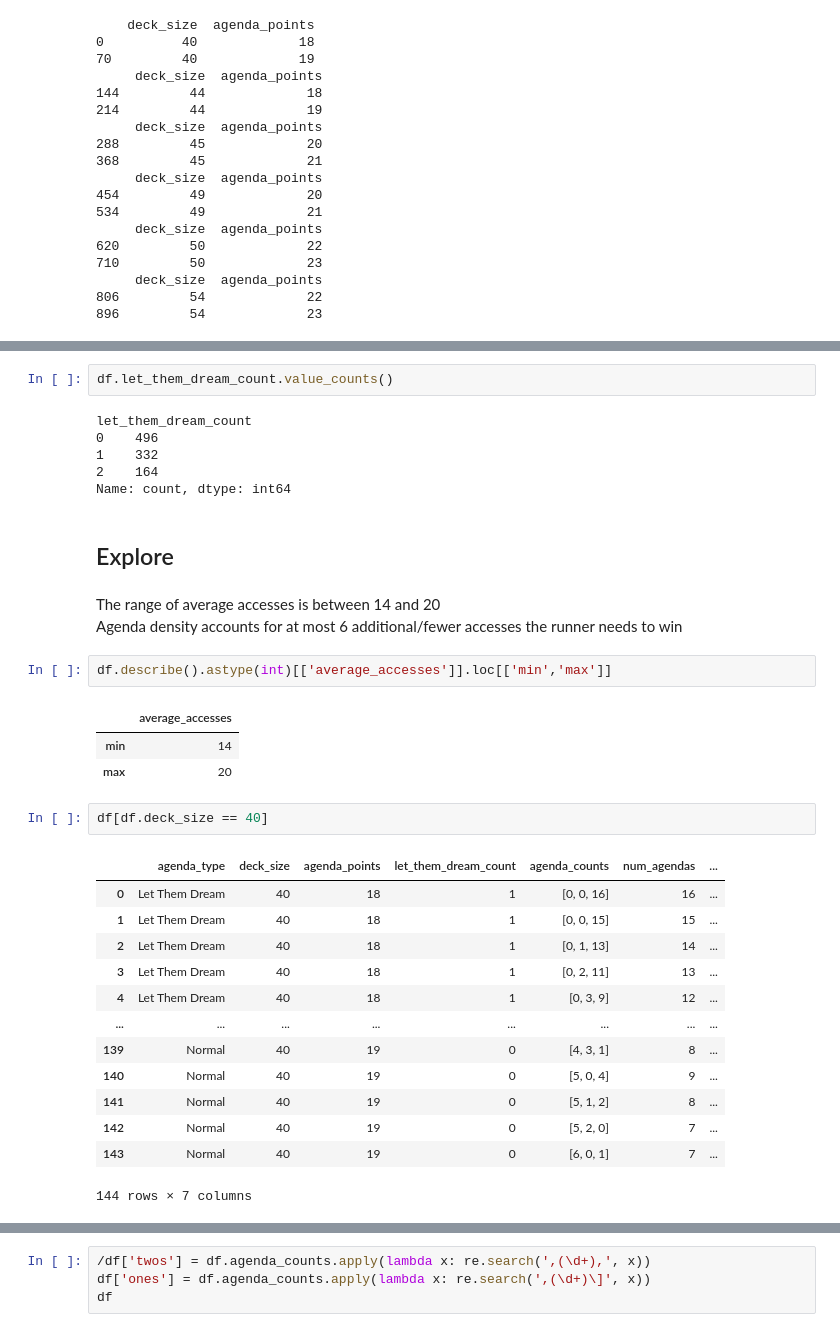
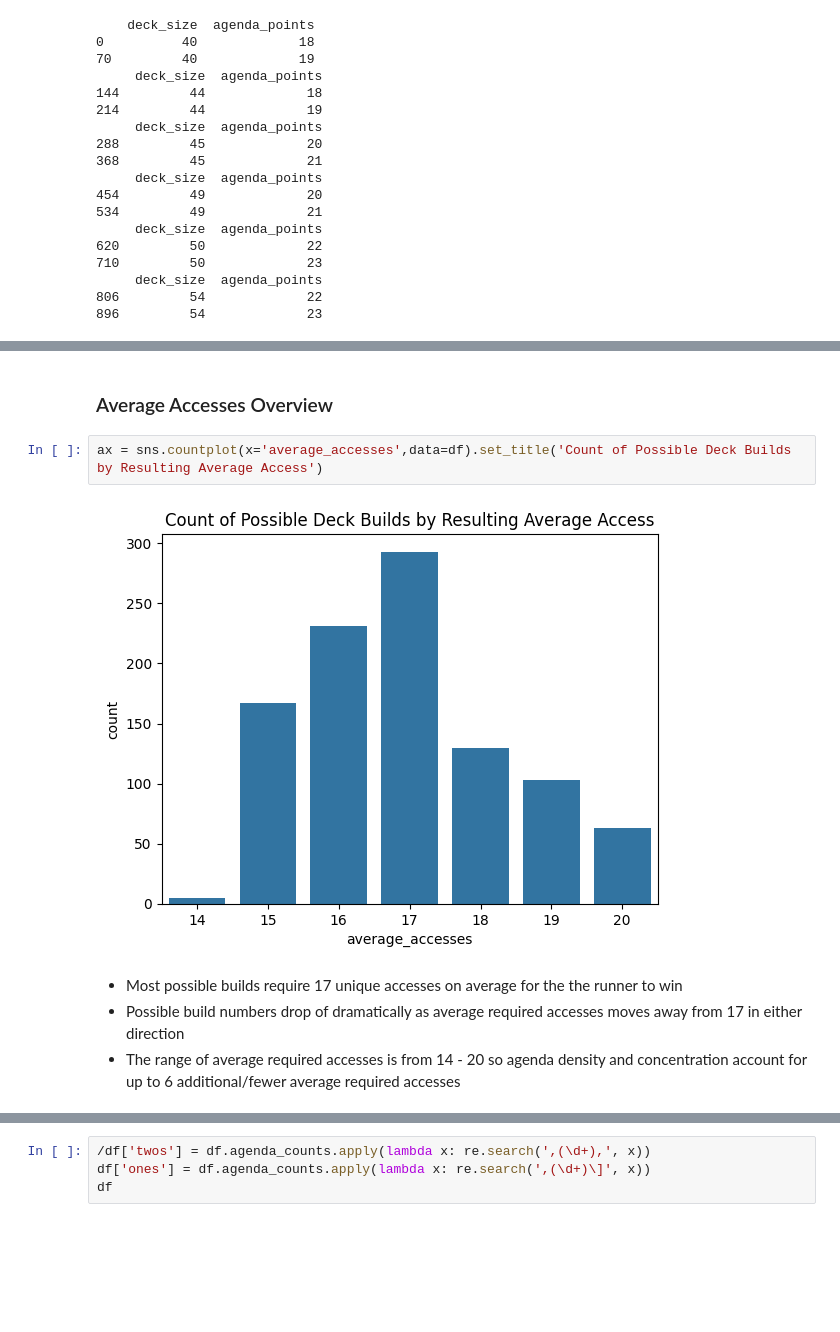
Before and after one commit to Johndsalas/Netrunner-Analysis, a Jupyter notebook: Scratch_Notebook.ipynb, the cells around one changed output, grey strips where cells are left out. Saved outputs shown, nothing was run; the diff lists cells and outputs as text; blank space fills up the shorter version.

```diff
--- a/Scratch_Notebook.ipynb
+++ b/Scratch_Notebook.ipynb
@@ -140,35 +143,10 @@ df[['agenda_counts', 'threes', 'twos', 'ones', 'let_them_dream_count', 'calc_age
-# %%
-df.let_them_dream_count.value_counts()
-# %% [output]
-let_them_dream_count
-0    496
-1    332
-2    164
-Name: count, dtype: int64
-# %% [markdown]
-## Explore
+# %% [markdown]
+### Average Accesses Overview
+# %%
+ax = sns.countplot(x='average_accesses',data=df).set_title('Count of Possible Deck Builds by Resulting Average Access')
+# %% [output]
+[figure, added]
 # %% [markdown]
-The range of average accesses is between 14 and 20 <br>
-Agenda density accounts for at most 6 additional/fewer accesses the runner needs to win
+* Most possible builds require 17 unique accesses on average for the the runner to win
+* Possible build numbers drop of dramatically as average required accesses moves away from 17 in either direction
+* The range of average required accesses is from 14 - 20 so agenda density and concentration account for up to 6 additional/fewer average required accesses
-# %%
-df.describe().astype(int)[['average_accesses']].loc[['min','max']]
-# %% [output]
-|  | average_accesses |
-| min | 14 |
-| max | 20 |
-# %%
-df[df.deck_size == 40]
-# %% [output]
-|  | agenda_type | deck_size | agenda_points | let_them_dream_count | agenda_counts | num_agendas | ... |
-| 0 | Let Them Dream | 40 | 18 | 1 | [0, 0, 16] | 16 | ... |
-| 1 | Let Them Dream | 40 | 18 | 1 | [0, 0, 15] | 15 | ... |
-| 2 | Let Them Dream | 40 | 18 | 1 | [0, 1, 13] | 14 | ... |
-| 3 | Let Them Dream | 40 | 18 | 1 | [0, 2, 11] | 13 | ... |
-| 4 | Let Them Dream | 40 | 18 | 1 | [0, 3, 9] | 12 | ... |
-| ... | ... | ... | ... | ... | ... | ... | ... |
-| 139 | Normal | 40 | 19 | 0 | [4, 3, 1] | 8 | ... |
-| 140 | Normal | 40 | 19 | 0 | [5, 0, 4] | 9 | ... |
-| 141 | Normal | 40 | 19 | 0 | [5, 1, 2] | 8 | ... |
-| 142 | Normal | 40 | 19 | 0 | [5, 2, 0] | 7 | ... |
-| 143 | Normal | 40 | 19 | 0 | [6, 0, 1] | 7 | ... |
-144 rows × 7 columns
```
Also changed, not shown: parts of 21 cells of this notebook.
